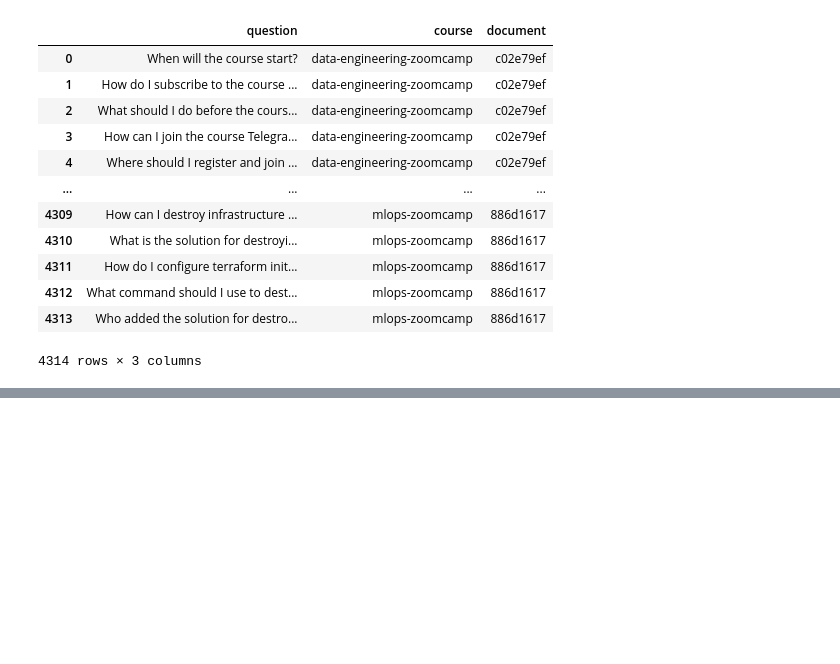
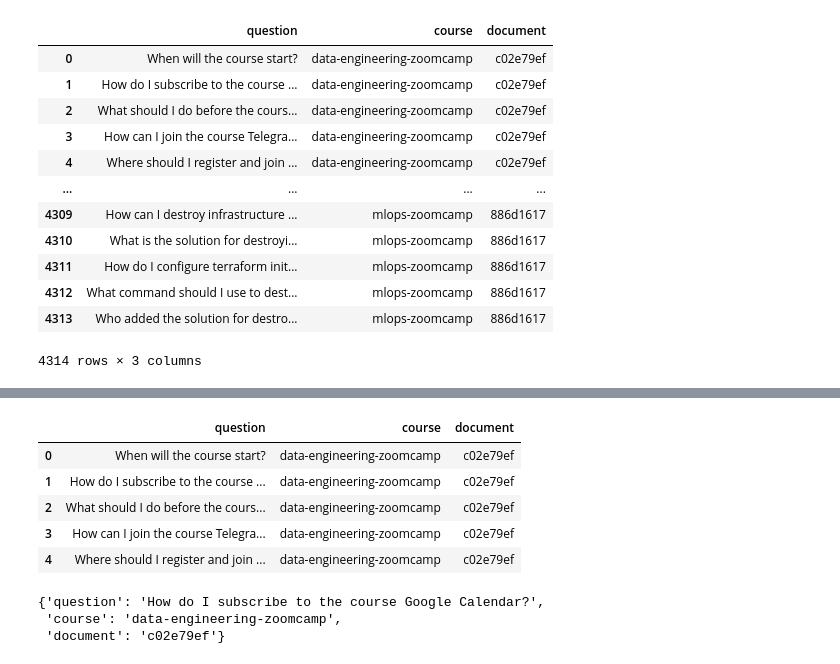
Before and after one commit to mhaniffajari/llm-zoomcamp, a Jupyter notebook: Module_3_Semantic_Search_with_Elasticsearch.ipynb, the cells around one changed output, grey strips where cells are left out. Drawn from its saved outputs; the diff is of its cells as text; code cells hidden in the pictures; blank space fills up the shorter version.

```diff
--- a/Module_3_Semantic_Search_with_Elasticsearch.ipynb
+++ b/Module_3_Semantic_Search_with_Elasticsearch.ipynb
@@ -492,0 +589,11 @@ df.to_csv('ground_truth_dataset.csv',index=False)
+# %%
+df_ground_truth = pd.read_csv('ground_truth_dataset.csv')
+# %%
+df_ground_truth.head(5)
+# %% [output]
+|  | question | course | document |
+| 0 | When will the course start? | data-engineering-zoomcamp | c02e79ef |
+| 1 | How do I subscribe to the course ... | data-engineering-zoomcamp | c02e79ef |
+| 2 | What should I do before the cours... | data-engineering-zoomcamp | c02e79ef |
+| 3 | How can I join the course Telegra... | data-engineering-zoomcamp | c02e79ef |
+| 4 | Where should I register and join ... | data-engineering-zoomcamp | c02e79ef |
@@ -492,0 +602,6 @@ df.to_csv('ground_truth_dataset.csv',index=False)
+# %%
+ground_truth[1]
+# %% [output]
+{'question': 'How do I subscribe to the course Google Calendar?',
+ 'course': 'data-engineering-zoomcamp',
+ 'document': 'c02e79ef'}
```
Also changed, not shown: parts of 27 cells of this notebook.
